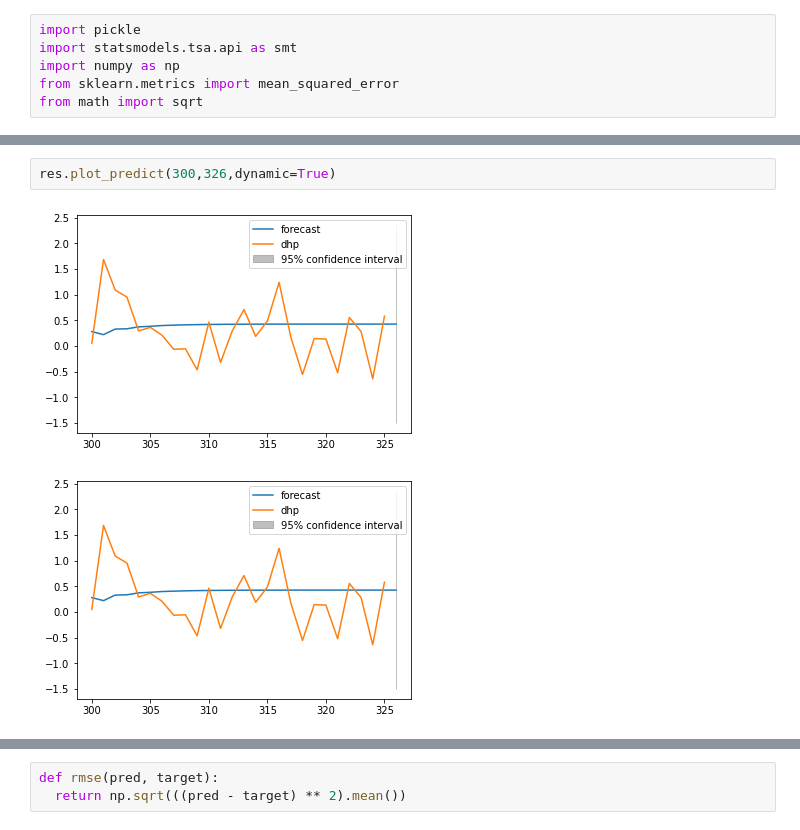
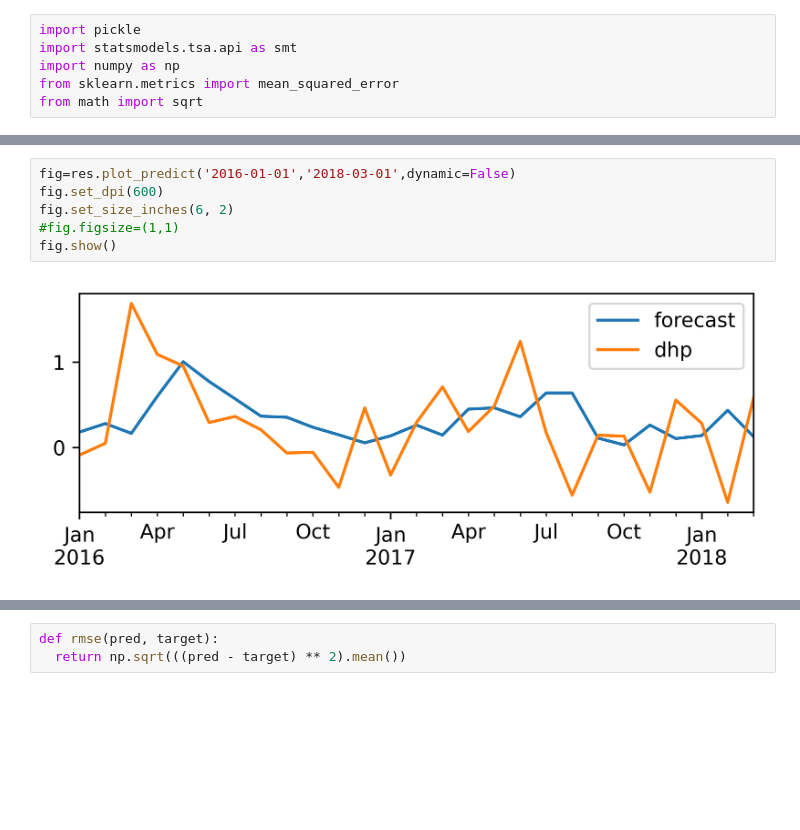
Before and after one commit to faisalnawazmir/Econometrics-ML_for_Finance, a Jupyter notebook: ARIMA_model.ipynb, the cells around one changed output, grey strips where cells are left out. Saved outputs shown, nothing was run; the diff lists cells and outputs as text; blank space fills up the shorter version.

```diff
--- a/ARIMA_model.ipynb
+++ b/ARIMA_model.ipynb
@@ -176,5 +220,8 @@ res.plot_predict(300,326,dynamic=False)
-# %%
-res.plot_predict(300,326,dynamic=True)
-# %% [output]
-[figure, removed]
-[figure, removed]
+# %%
+fig=res.plot_predict('2016-01-01','2018-03-01',dynamic=False)
+fig.set_dpi(600)
+fig.set_size_inches(6, 2)
+#fig.figsize=(1,1)
+fig.show()
+# %% [output]
+[figure, added]
```
Also changed, not shown: parts of 15 cells of this notebook.
